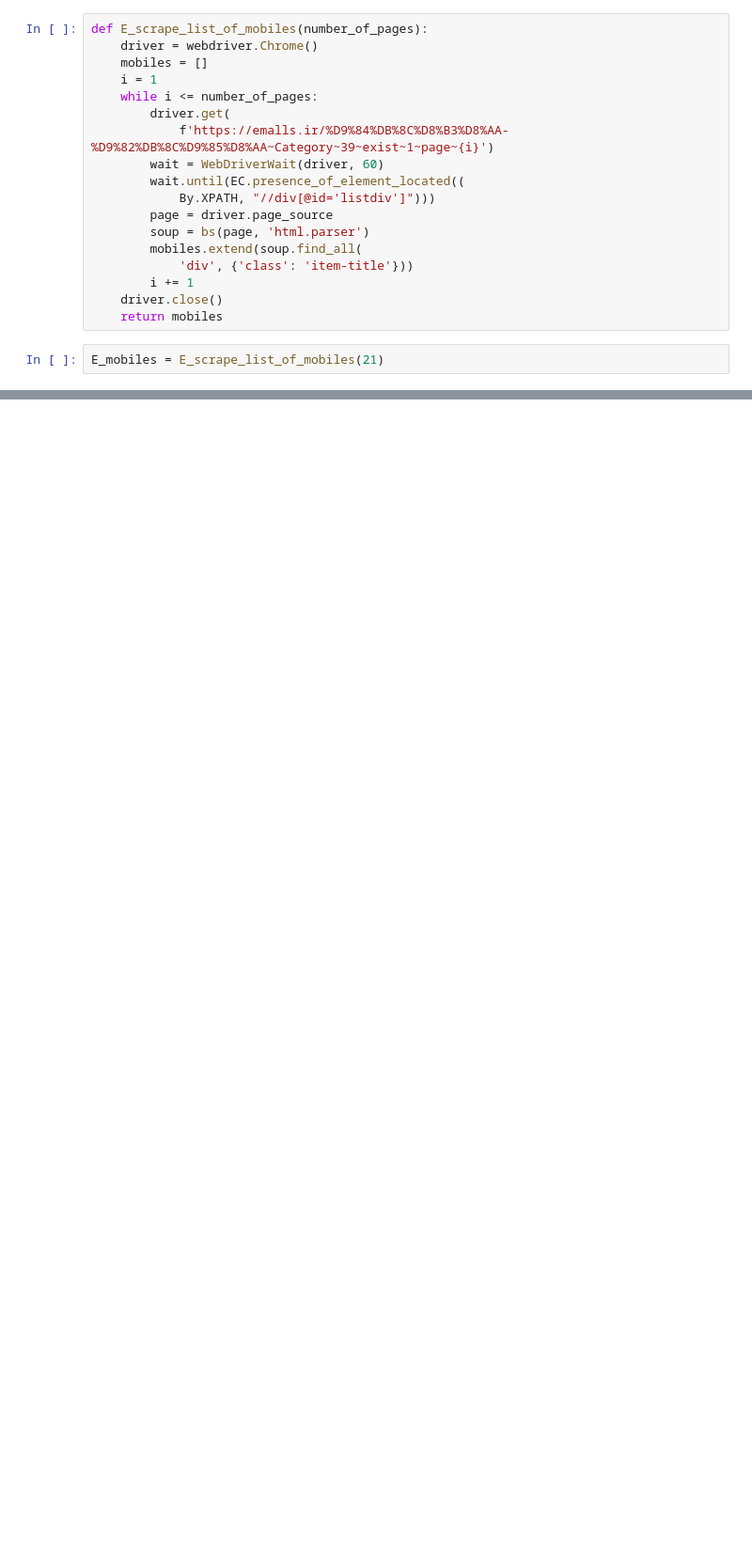
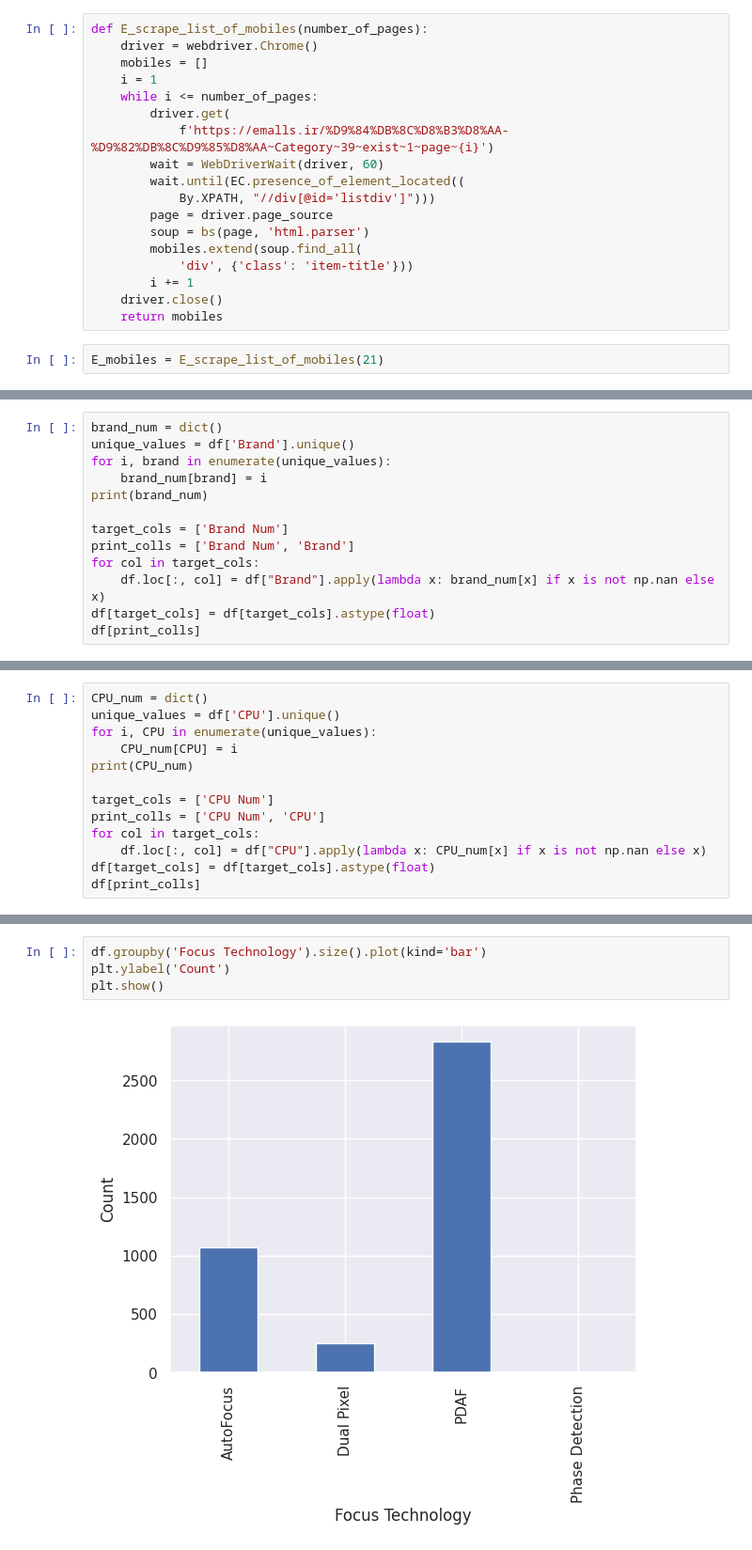
Before and after one commit to itspaspas/DataScience-S03, a Jupyter notebook: Project/P1/DS-P1.ipynb, the cells around one changed output, grey strips where cells are left out. Shown at 94% size. Drawn from its saved outputs; the diff is of its cells as text; blank space fills up the shorter version.

```diff
--- a/Project/P1/DS-P1.ipynb
+++ b/Project/P1/DS-P1.ipynb
@@ -640,0 +913,13 @@ df
+# %%
+brand_num = dict()
+unique_values = df['Brand'].unique()
+for i, brand in enumerate(unique_values):
+    brand_num[brand] = i
+print(brand_num)
+
+target_cols = ['Brand Num']
+print_colls = ['Brand Num', 'Brand']
+for col in target_cols:
+    df.loc[:, col] = df["Brand"].apply(lambda x: brand_num[x] if x is not np.nan else x)
+df[target_cols] = df[target_cols].astype(float)
+df[print_colls]
@@ -640,0 +941,13 @@ df
+# %%
+CPU_num = dict()
+unique_values = df['CPU'].unique()
+for i, CPU in enumerate(unique_values):
+    CPU_num[CPU] = i
+print(CPU_num)
+
+target_cols = ['CPU Num']
+print_colls = ['CPU Num', 'CPU']
+for col in target_cols:
+    df.loc[:, col] = df["CPU"].apply(lambda x: CPU_num[x] if x is not np.nan else x)
+df[target_cols] = df[target_cols].astype(float)
+df[print_colls]
@@ -640,0 +969,6 @@ df
+# %%
+df.groupby('Focus Technology').size().plot(kind='bar')
+plt.ylabel('Count')
+plt.show()
+# %% [output]
+[figure, added]
```
Also changed, not shown: parts of 99 cells of this notebook.
